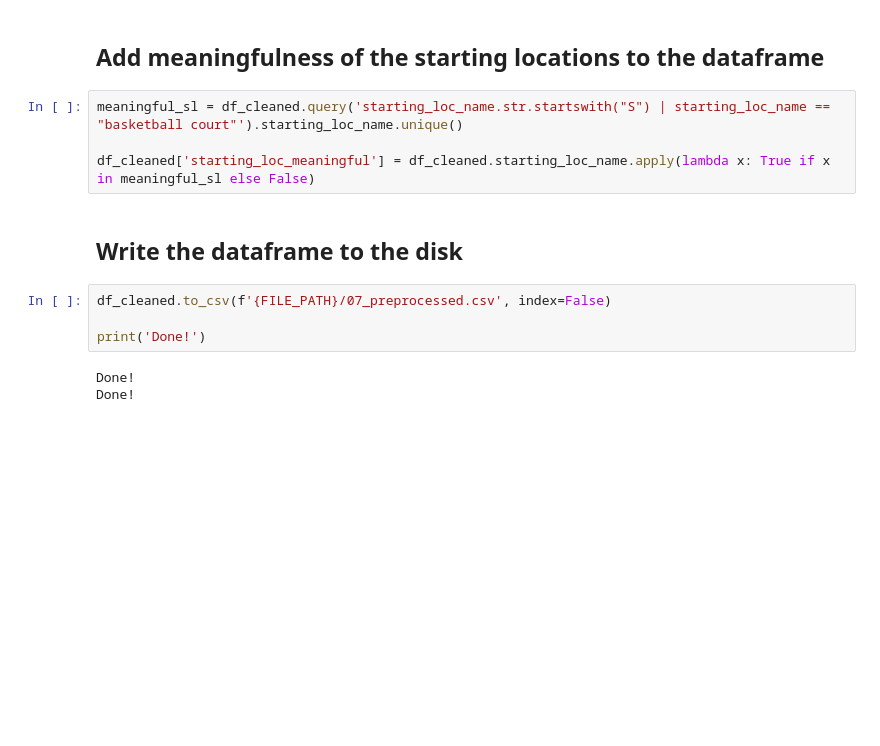
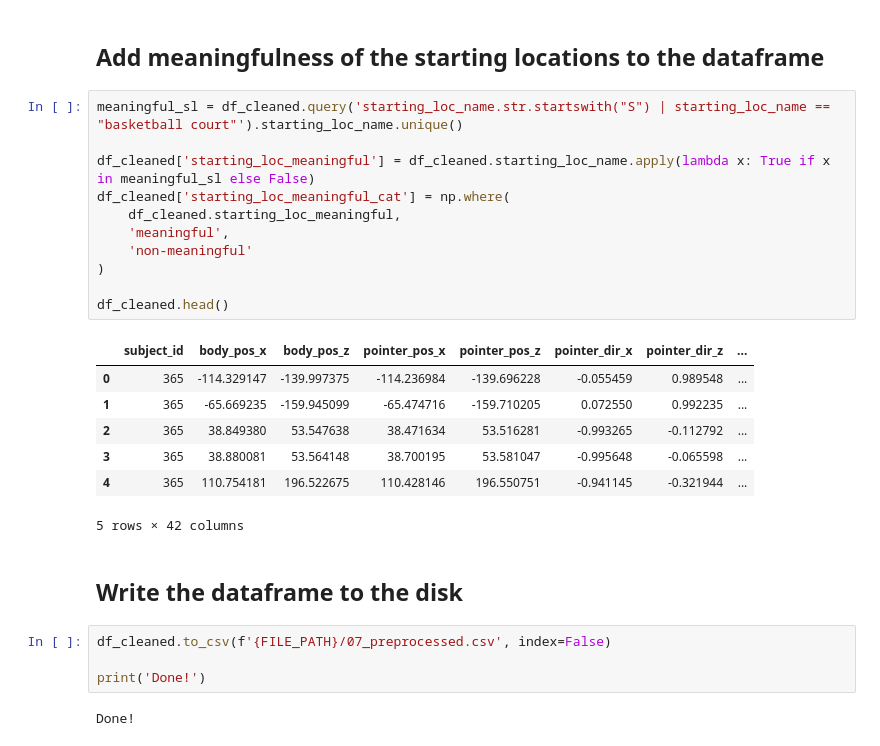
Before and after one commit to nora-maleki/humanA-pointing-task-analysis, a Jupyter notebook: analyses/01_main/01_preprocessing.ipynb, the cells around one changed output. Drawn from its saved outputs; the diff is of its cells as text; blank space fills up the shorter version.

Commit message:
added categorical meaningfulness

```diff
--- a/analyses/01_main/01_preprocessing.ipynb
+++ b/analyses/01_main/01_preprocessing.ipynb
@@ -763,7 +763,22 @@ memory usage: 2.2+ MB
 # %%
 meaningful_sl = df_cleaned.query('starting_loc_name.str.startswith("S") | starting_loc_name == "basketball court"').starting_loc_name.unique()
 
 df_cleaned['starting_loc_meaningful'] = df_cleaned.starting_loc_name.apply(lambda x: True if x in meaningful_sl else False)
+df_cleaned['starting_loc_meaningful_cat'] = np.where(
+    df_cleaned.starting_loc_meaningful,
+    'meaningful',
+    'non-meaningful'
+)
+
+df_cleaned.head()
+# %% [output]
+|  | subject_id | body_pos_x | body_pos_z | pointer_pos_x | pointer_pos_z | pointer_dir_x | pointer_dir_z | ... |
+| 0 | 365 | -114.329147 | -139.997375 | -114.236984 | -139.696228 | -0.055459 | 0.989548 | ... |
+| 1 | 365 | -65.669235 | -159.945099 | -65.474716 | -159.710205 | 0.072550 | 0.992235 | ... |
+| 2 | 365 | 38.849380 | 53.547638 | 38.471634 | 53.516281 | -0.993265 | -0.112792 | ... |
+| 3 | 365 | 38.880081 | 53.564148 | 38.700195 | 53.581047 | -0.995648 | -0.065598 | ... |
+| 4 | 365 | 110.754181 | 196.522675 | 110.428146 | 196.550751 | -0.941145 | -0.321944 | ... |
+5 rows × 42 columns
 # %% [markdown]
 ## Write the dataframe to the disk
 # %%
@@ -772,4 +787,3 @@ df_cleaned.to_csv(f'{FILE_PATH}/07_preprocessed.csv', index=False)
 print('Done!')
 # %% [output]
 Done!
-Done!
```
